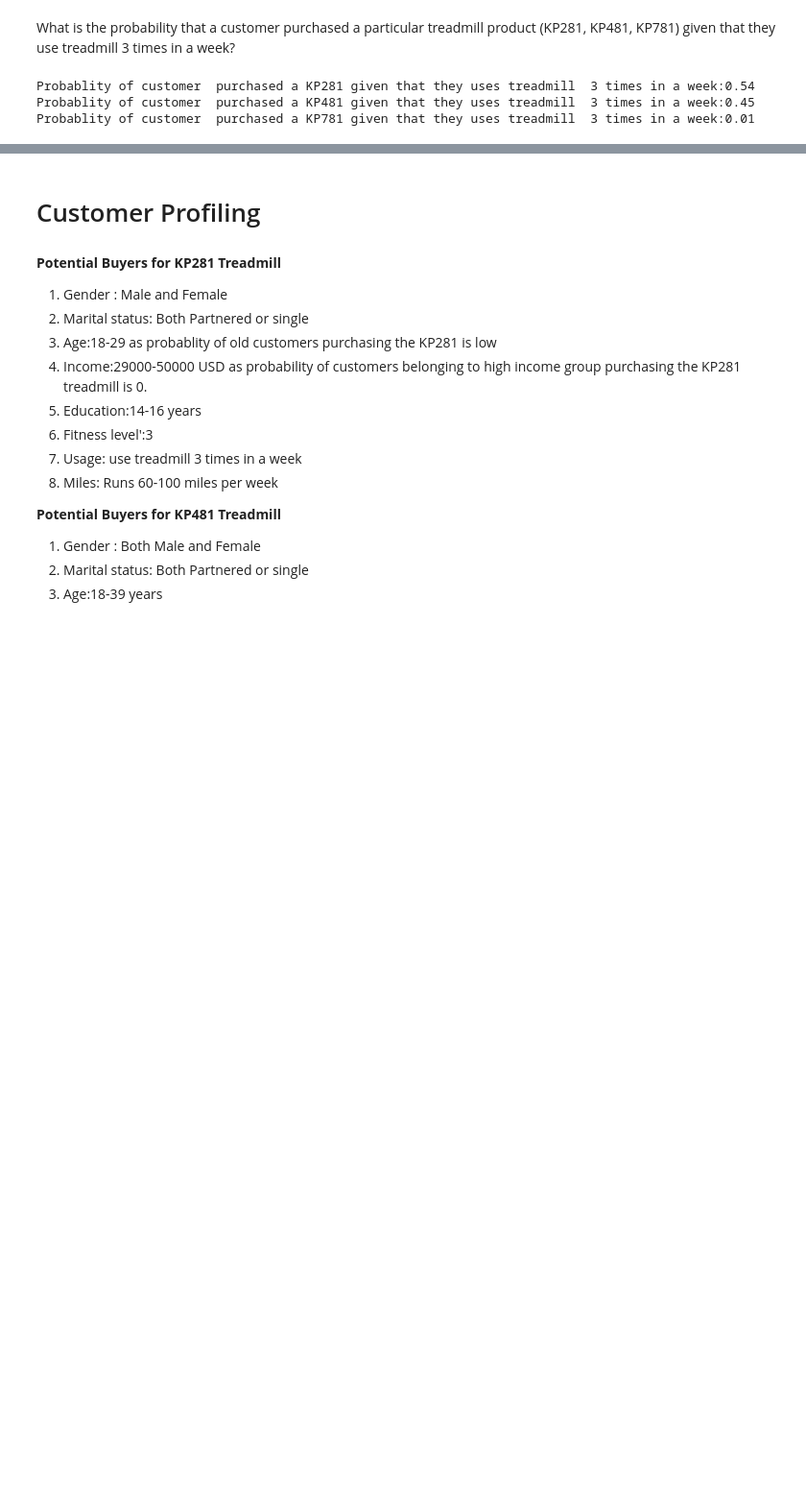
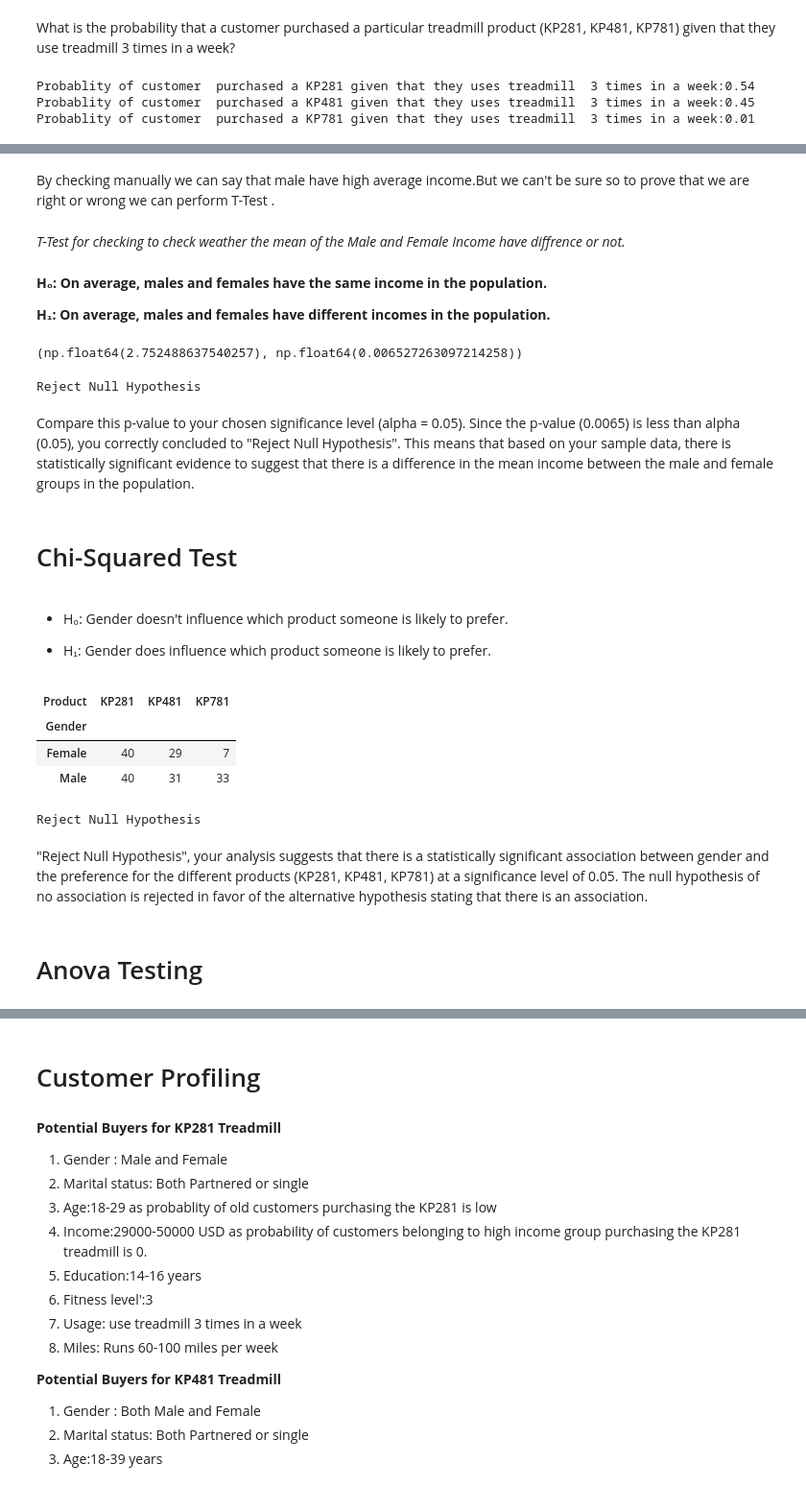
Before and after one commit to wasimarish/Target_DataAnalyst, a Jupyter notebook: Aerofit.ipynb, the cells around one changed output, grey strips where cells are left out. Shown at 96% size. Drawn from its saved outputs; the diff is of its cells as text; code cells hidden in the pictures; blank space fills up the shorter version.

Commit message:
testing

```diff
--- a/Aerofit.ipynb
+++ b/Aerofit.ipynb
@@ -819,0 +840,8 @@ Probablity of customer  purchased a KP781 given that they uses treadmill  3 time
+# %% [markdown]
+By checking manually we can say that male have high average income.But we can't be sure so to prove that we are right or wrong we can perform T-Test .
+# %% [markdown]
+*T-Test for checking to check weather the mean of the Male and Female Income have diffrence or not.*
+# %% [markdown]
+**H₀: On average, males and females have the same income in the population.**
+
+**H₁: On average, males and females have different incomes in the population.**
@@ -819,0 +851,18 @@ Probablity of customer  purchased a KP781 given that they uses treadmill  3 time
+# %%
+from scipy.stats import ttest_ind
+stat,pvalue=ttest_ind(male,Female)
+stat,pvalue
+# %% [output]
+(np.float64(2.752488637540257), np.float64(0.006527263097214258))
+# %%
+alpha=0.05
+if pvalue<alpha:
+  print('Reject Null Hypothesis')
+else:
+  print('Failed to Reject NUll Hypothesis')
+# %% [output]
+Reject Null Hypothesis
+# %% [markdown]
+Compare this p-value to your chosen significance level (alpha = 0.05). Since the p-value (0.0065) is less than alpha (0.05), you correctly concluded to "Reject Null Hypothesis". This means that based on your sample data, there is statistically significant evidence to suggest that there is a difference in the mean income between the male and female groups in the population.
+# %% [markdown]
+# Chi-Squared Test
@@ -819,0 +871,12 @@ Probablity of customer  purchased a KP781 given that they uses treadmill  3 time
+# %% [markdown]
+* H₀: Gender doesn't influence which product someone is likely to prefer.
+
+* H₁: Gender does influence which product someone is likely to prefer.
+# %%
+crosstab=pd.crosstab(index=df['Gender'],columns=df['Product']).round(2)
+crosstab
+# %% [output]
+| Product | KP281 | KP481 | KP781 |
+| Gender |  |  |  |
+| Female | 40 | 29 | 7 |
+| Male | 40 | 31 | 33 |
@@ -819,0 +885,12 @@ Probablity of customer  purchased a KP781 given that they uses treadmill  3 time
+# %%
+alpha=0.05
+if pvalue<alpha:
+  print('Reject Null Hypothesis')
+else:
+  print('Failed to Reject NUll Hypothesis')
+# %% [output]
+Reject Null Hypothesis
+# %% [markdown]
+ "Reject Null Hypothesis", your analysis suggests that there is a statistically significant association between gender and the preference for the different products (KP281, KP481, KP781) at a significance level of 0.05. The null hypothesis of no association is rejected in favor of the alternative hypothesis stating that there is an association.
+# %% [markdown]
+# Anova Testing
```
Also changed, not shown: parts of 12 cells of this notebook.
